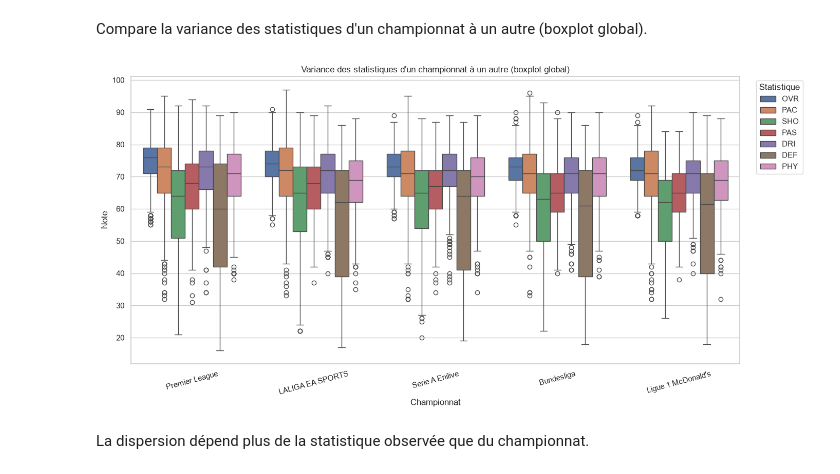
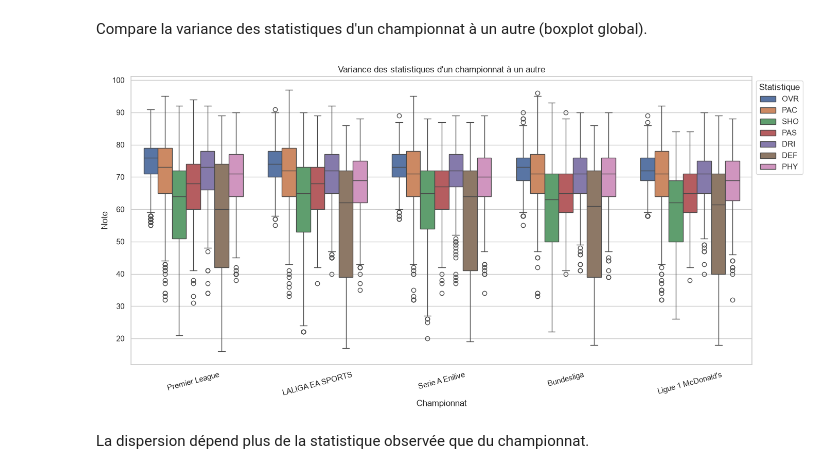
Before and after one commit to Maxime-casr/D-tection-Joueur, a Jupyter notebook: TP_Maxime_Casteras.ipynb, the cells around one changed output. Cells and saved outputs as stored; diff of their text form; code cells hidden in the pictures.

```diff
--- a/TP_Maxime_Casteras.ipynb
+++ b/TP_Maxime_Casteras.ipynb
@@ -7,8 +7,7 @@ import matplotlib.pyplot as plt
 from pyparsing import col
 
 
-sns.set_theme(style='whitegrid')
-df = pd.read_csv(r'C:\Users\mcasteras\Desktop\Projets\M2\Visualisation des donnée matplotlib et seaborn\Data\all_players_clean.csv')
+df = pd.read_csv(r'Data\all_players_clean.csv')
 # %% [markdown]
 ## 1. Compréhension du dataset
 # %% [markdown]
@@ -489,30 +488,30 @@ Compare la variance des statistiques d'un championnat à un autre (boxplot globa
 # %%
 statistiques_globales = ['OVR', 'PAC', 'SHO', 'PAS', 'DRI', 'DEF', 'PHY']
 top_5_ligues_variance = meilleures_ligues[:5]
 donnees_variance = df[df['League'].isin(top_5_ligues_variance)].melt(
     id_vars='League',
     value_vars=statistiques_globales,
     var_name='Statistique',
     value_name='Note'
 )
 
 plt.figure(figsize=(14, 7))
 sns.boxplot(
     data=donnees_variance,
     x='League',
     y='Note',
     hue='Statistique',
     order=top_5_ligues_variance
 )
-plt.title("Variance des statistiques d'un championnat à un autre (boxplot global)")
+plt.title("Variance des statistiques d'un championnat à un autre")
 plt.xlabel('Championnat')
 plt.ylabel('Note')
 plt.xticks(rotation=15)
-plt.legend(title='Statistique', bbox_to_anchor=(1.02, 1), loc='upper left')
+plt.legend(title='Statistique', bbox_to_anchor=(1, 1), loc='upper left')
 plt.tight_layout()
 plt.show()
 # %% [output]
-[figure, old version]
+[figure, new version]
 # %% [markdown]
 La dispersion dépend plus de la statistique observée que du championnat.
 # %% [markdown]
```
Also changed, not shown: parts of 4 cells of this notebook.
